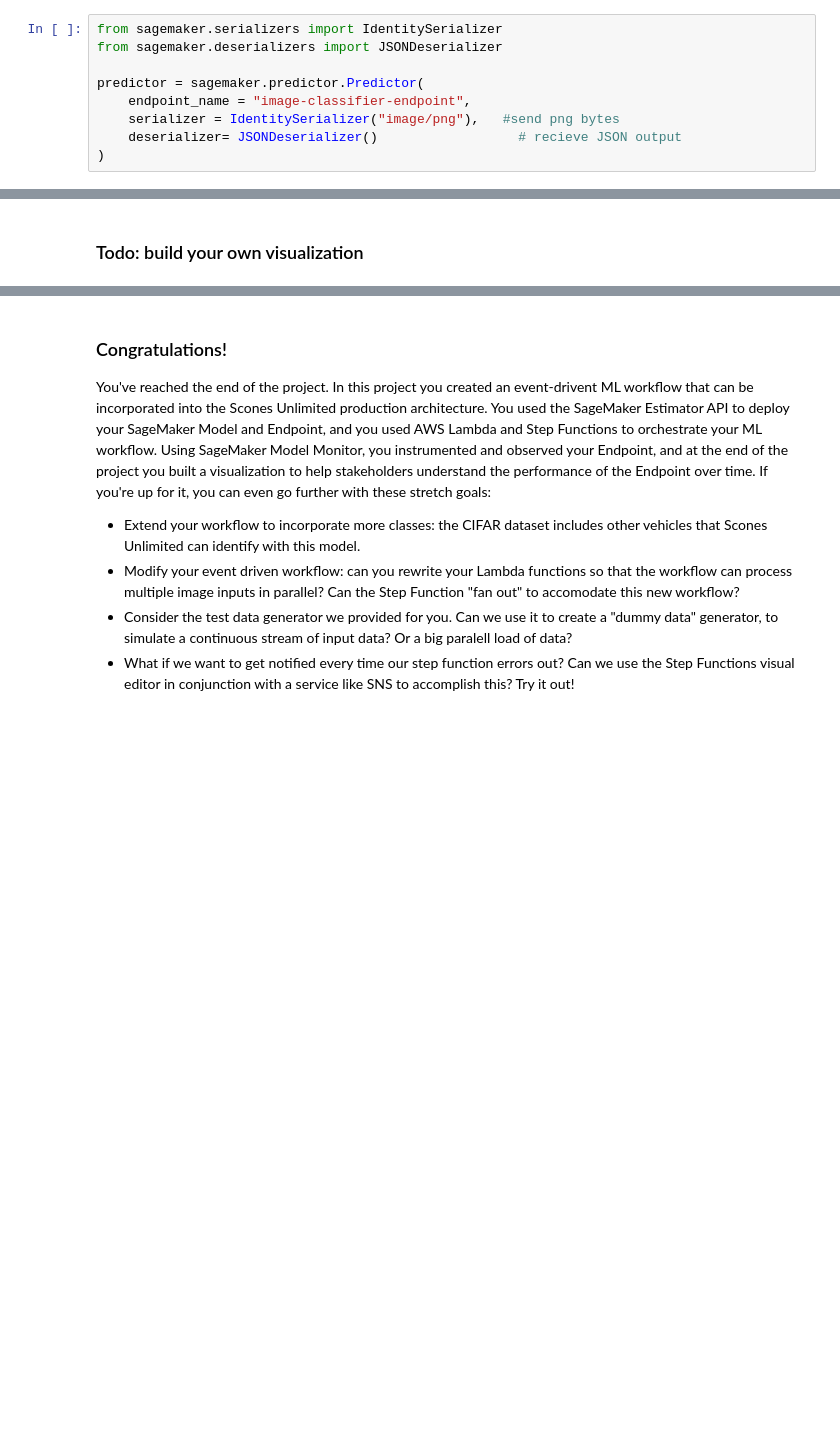
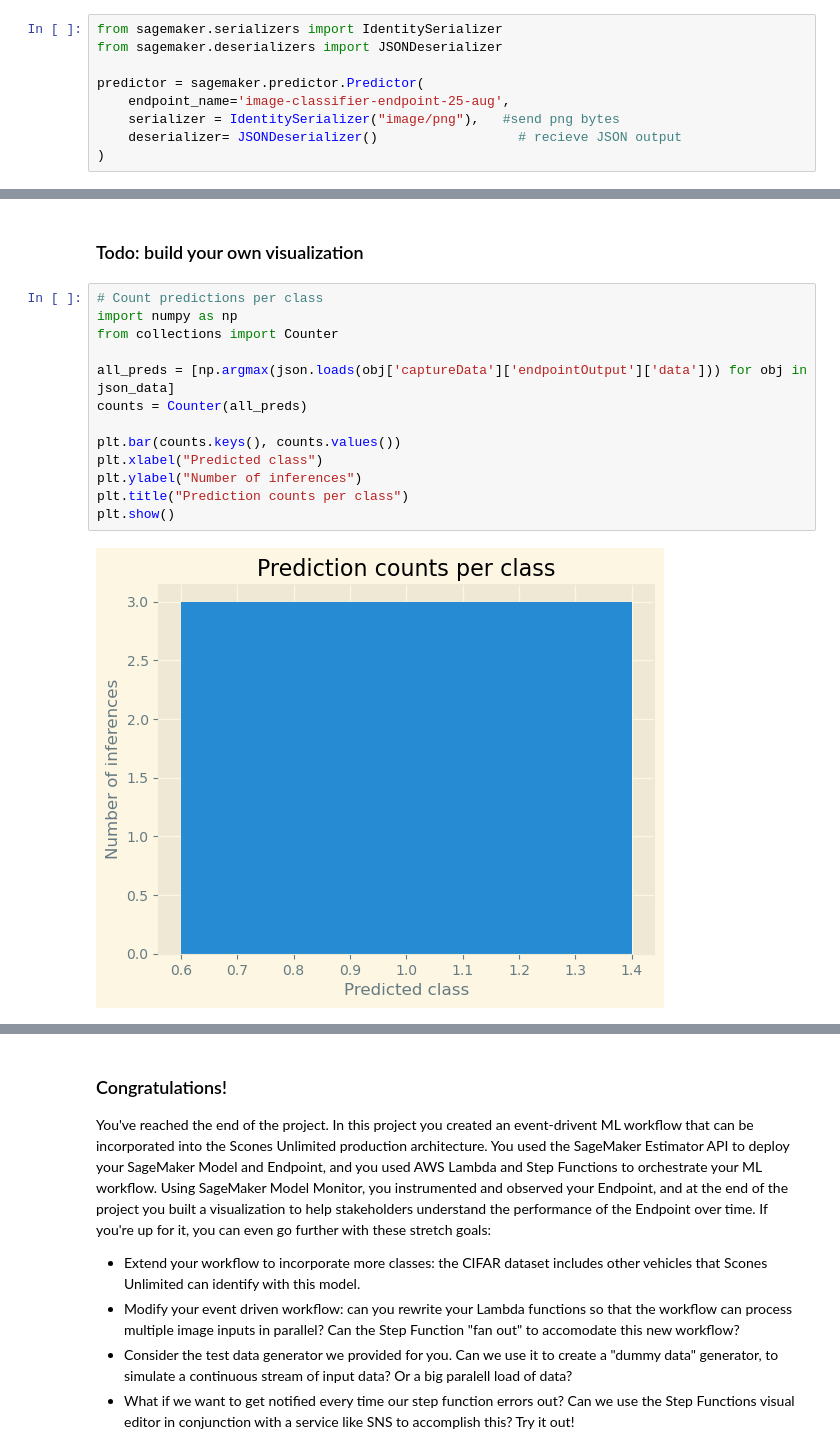
Before and after one commit to Serena-github-c/AWS-Sagemaker-Image-Classification-Bike-vs-Motorcycle, a Jupyter notebook: starter.ipynb, the cells around one changed output, grey strips where cells are left out. Saved outputs shown, nothing was run; the diff lists cells and outputs as text; blank space fills up the shorter version.

```diff
--- a/starter.ipynb
+++ b/starter.ipynb
@@ -479,7 +481,7 @@ from sagemaker.serializers import IdentitySerializer
 from sagemaker.deserializers import JSONDeserializer
 
 predictor = sagemaker.predictor.Predictor(
-    endpoint_name = "image-classifier-endpoint",
+    endpoint_name='image-classifier-endpoint-25-aug',
     serializer = IdentitySerializer("image/png"),   #send png bytes
     deserializer= JSONDeserializer()                  # recieve JSON output
 )
@@ -767,2 +998,17 @@ NameError: name 'json_data' is not defined
 # %% [markdown]
 ### Todo: build your own visualization
+# %%
+# Count predictions per class
+import numpy as np
+from collections import Counter
+
+all_preds = [np.argmax(json.loads(obj['captureData']['endpointOutput']['data'])) for obj in json_data]
+counts = Counter(all_preds)
+
+plt.bar(counts.keys(), counts.values())
+plt.xlabel("Predicted class")
+plt.ylabel("Number of inferences")
+plt.title("Prediction counts per class")
+plt.show()
+# %% [output]
+[figure, added]
```
Also changed, not shown: parts of 17 cells of this notebook, 3 other files.
